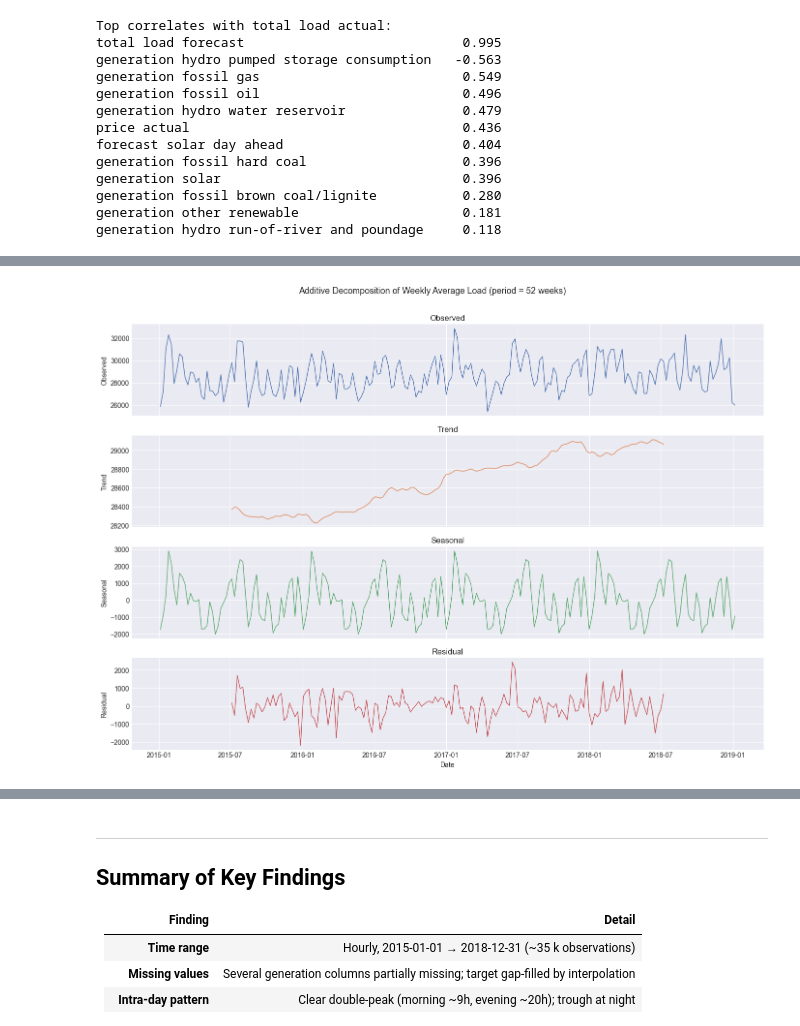
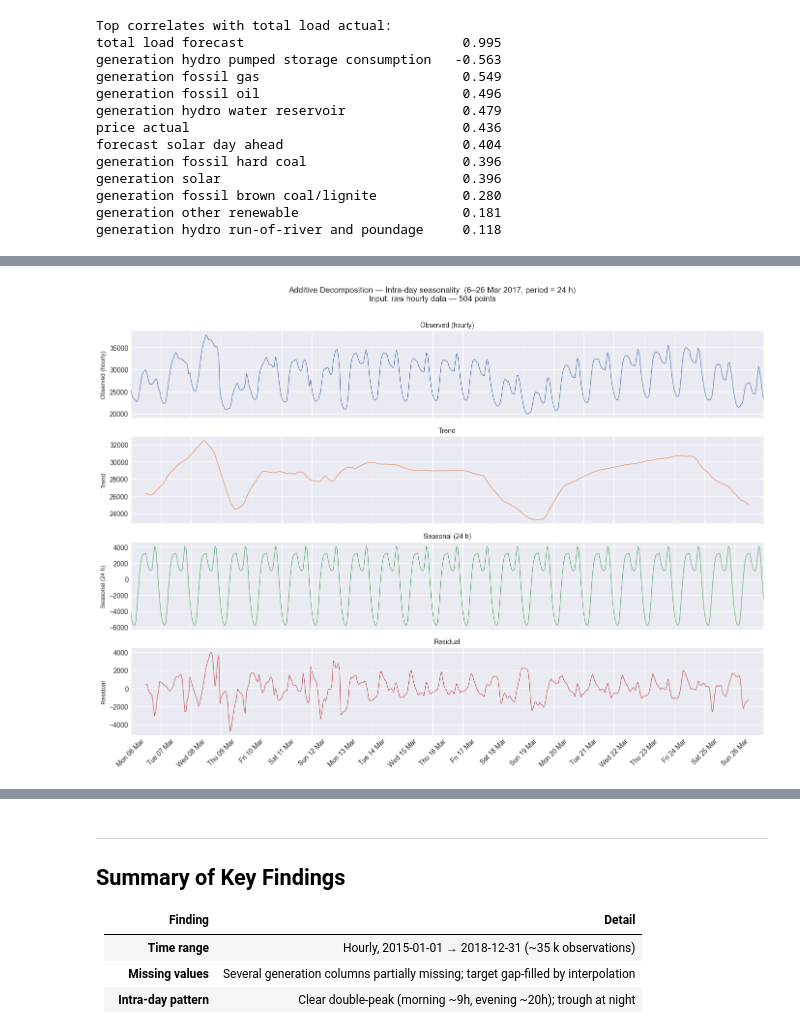
Before and after one commit to Yngvine/Electricity_consumption_predictor, a Jupyter notebook: exploratory_data_analysis.ipynb, the cells around one changed output, grey strips where cells are left out. Cells and saved outputs as stored; diff of their text form; code cells hidden in the pictures.

Commit message:
fetter seasonality study

```diff
--- a/exploratory_data_analysis.ipynb
+++ b/exploratory_data_analysis.ipynb
@@ -679,23 +685,76 @@ Classical additive decomposition separates the signal into **trend**, **seasonal
 # %%
-weekly_load = df["total load actual"].resample("W").mean()
-
-decomp = seasonal_decompose(weekly_load, model="additive", period=52)
+# ── Decomposition 1: intra-day (24 h) ────────────────────────────────────────
+# Raw hourly data, 3-week window. No resampling — 24 readings per day,
+# so period=24 directly maps to one full daily cycle.
+hourly_sample = df.loc["2017-03-06":"2017-03-26", "total load actual"]
+decomp_24 = seasonal_decompose(hourly_sample, model="additive", period=24)
 
 fig, axes = plt.subplots(4, 1, figsize=(14, 10), sharex=True)
-components = [
-    (weekly_load,     "Observed",  "#4c72b0"),
-    (decomp.trend,    "Trend",     "#dd8452"),
-    (decomp.seasonal, "Seasonal",  "#55a868"),
-    (decomp.resid,    "Residual",  "#c44e52"),
-]
-for ax, (data, title, color) in zip(axes, components):
-    ax.plot(data, color=color, linewidth=1)
-    ax.set_ylabel(title)
-    ax.set_title(title)
-
-axes[-1].set_xlabel("Date")
-fig.suptitle("Additive Decomposition of Weekly Average Load (period = 52 weeks)", fontsize=13, y=1.01)
+for ax, data, title, color in zip(axes,
+    [hourly_sample, decomp_24.trend, decomp_24.seasonal, decomp_24.resid],
+    ["Observed (hourly)", "Trend", "Seasonal (24 h)", "Residual"],
+    ["#4c72b0", "#dd8452", "#55a868", "#c44e52"]):
+    ax.plot(data, color=color, linewidth=0.8)
+    ax.set_ylabel(title, fontsize=9)
+    ax.set_title(title, fontsize=10)
+axes[-1].set_xlim(hourly_sample.index[0], hourly_sample.index[-1])
+axes[-1].xaxis.set_major_locator(mdates.DayLocator())
+axes[-1].xaxis.set_major_formatter(mdates.DateFormatter("%a %d %b"))
+axes[-1].tick_params(axis="x", rotation=45)
+fig.suptitle("Additive Decomposition — Intra-day seasonality  (6–26 Mar 2017, period = 24 h)\n"
+             "Input: raw hourly data — 504 points",
+             fontsize=12, y=1.01)
 plt.tight_layout()
 plt.show()
+
+# ── Decomposition 2: intra-week (7-day) ──────────────────────────────────────
+# Resampled to daily averages (1 value per day). This is required because
+# period=7 means 7 time-steps = 7 days. On raw hourly data the equivalent
+# period would be 168, which is impractical for seasonal_decompose.
+# Full series shown so the trend is estimated over enough data.
+daily_load = df["total load actual"].resample("D").mean()
+decomp_7 = seasonal_decompose(daily_load, model="additive", period=7)
+
+fig, axes = plt.subplots(4, 1, figsize=(14, 10), sharex=True)
+for ax, data, title, color in zip(axes,
+    [daily_load, decomp_7.trend, decomp_7.seasonal, decomp_7.resid],
+    ["Observed (daily avg)", "Trend", "Seasonal (7-day)", "Residual"],
+    ["#4c72b0", "#dd8452", "#55a868", "#c44e52"]):
+    ax.plot(data, color=color, linewidth=0.8)
+    ax.set_ylabel(title, fontsize=9)
+    ax.set_title(title, fontsize=10)
+axes[-1].set_xlim(daily_load.index[0], daily_load.index[-1])
+axes[-1].xaxis.set_major_locator(mdates.MonthLocator(bymonth=[1, 4, 7, 10]))
+axes[-1].xaxis.set_major_formatter(mdates.DateFormatter("%b %Y"))
+axes[-1].tick_params(axis="x", rotation=45)
+fig.suptitle("Additive Decomposition — Intra-week seasonality  (2015–2018, period = 7 days)\n"
+             f"Input: daily averages — {len(daily_load)} points",
+             fontsize=12, y=1.01)
+plt.tight_layout()
+plt.show()
+
+# ── Decomposition 3: annual (52-week) ────────────────────────────────────────
+# Resampled to weekly averages (1 value per week). period=52 = 52 weeks = 1 year.
+# On daily data the equivalent period is 365, too large for seasonal_decompose.
+weekly_load = df["total load actual"].resample("W").mean()
+decomp_52 = seasonal_decompose(weekly_load, model="additive", period=52)
+
+fig, axes = plt.subplots(4, 1, figsize=(14, 10), sharex=True)
+for ax, data, title, color in zip(axes,
+    [weekly_load, decomp_52.trend, decomp_52.seasonal, decomp_52.resid],
+    ["Observed (weekly avg)", "Trend", "Seasonal (annual)", "Residual"],
+    ["#4c72b0", "#dd8452", "#55a868", "#c44e52"]):
+    ax.plot(data, color=color, linewidth=0.8)
+    ax.set_ylabel(title, fontsize=9)
+    ax.set_title(title, fontsize=10)
+axes[-1].set_xlim(weekly_load.index[0], weekly_load.index[-1])
+axes[-1].xaxis.set_major_locator(mdates.MonthLocator(bymonth=[1, 4, 7, 10]))
+axes[-1].xaxis.set_major_formatter(mdates.DateFormatter("%b %Y"))
+axes[-1].tick_params(axis="x", rotation=45)
+fig.suptitle("Additive Decomposition — Annual seasonality  (2015–2018, period = 52 weeks)\n"
+             f"Input: weekly averages — {len(weekly_load)} points",
+             fontsize=12, y=1.01)
+plt.tight_layout()
+plt.show()
 # %% [output]
-[figure, old version]
+[figure, new version]
```
Also changed, not shown: parts of 5 cells of this notebook.
